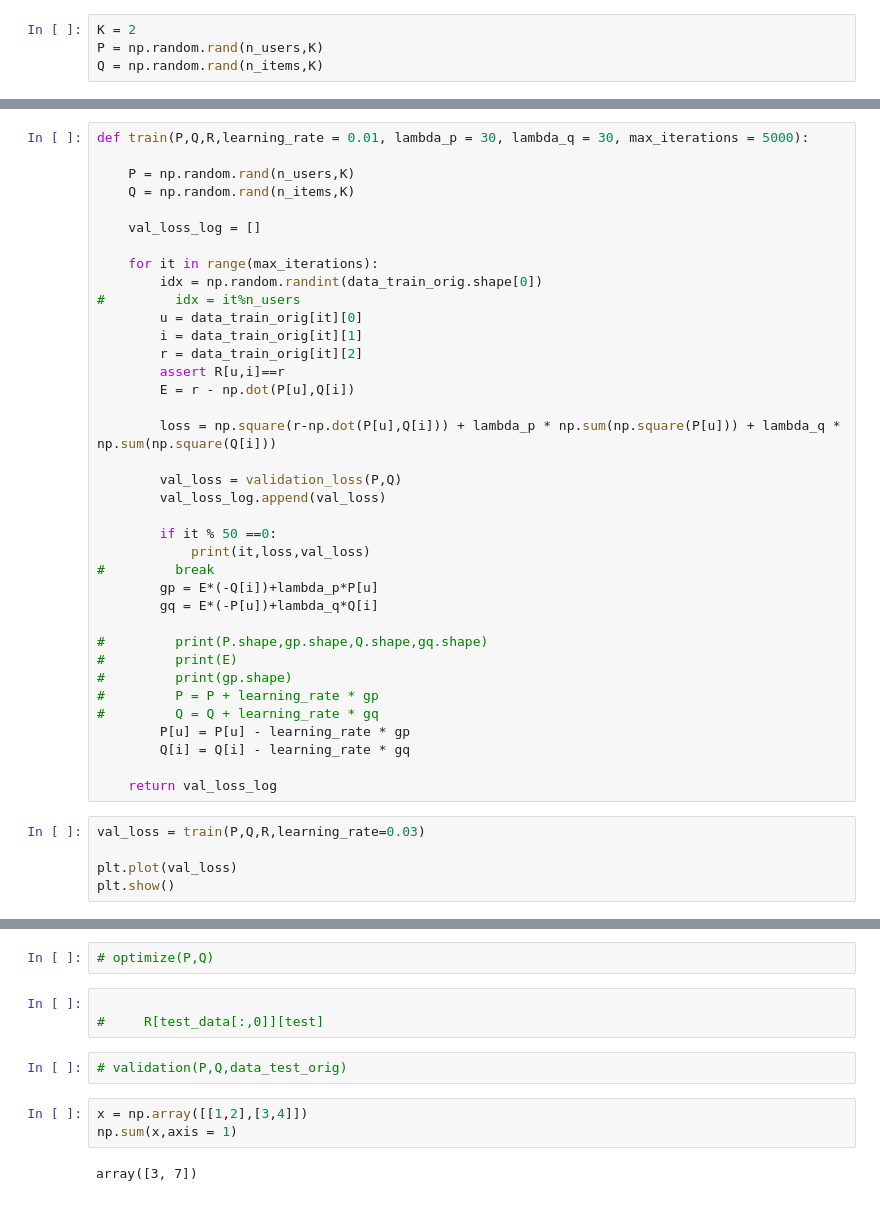
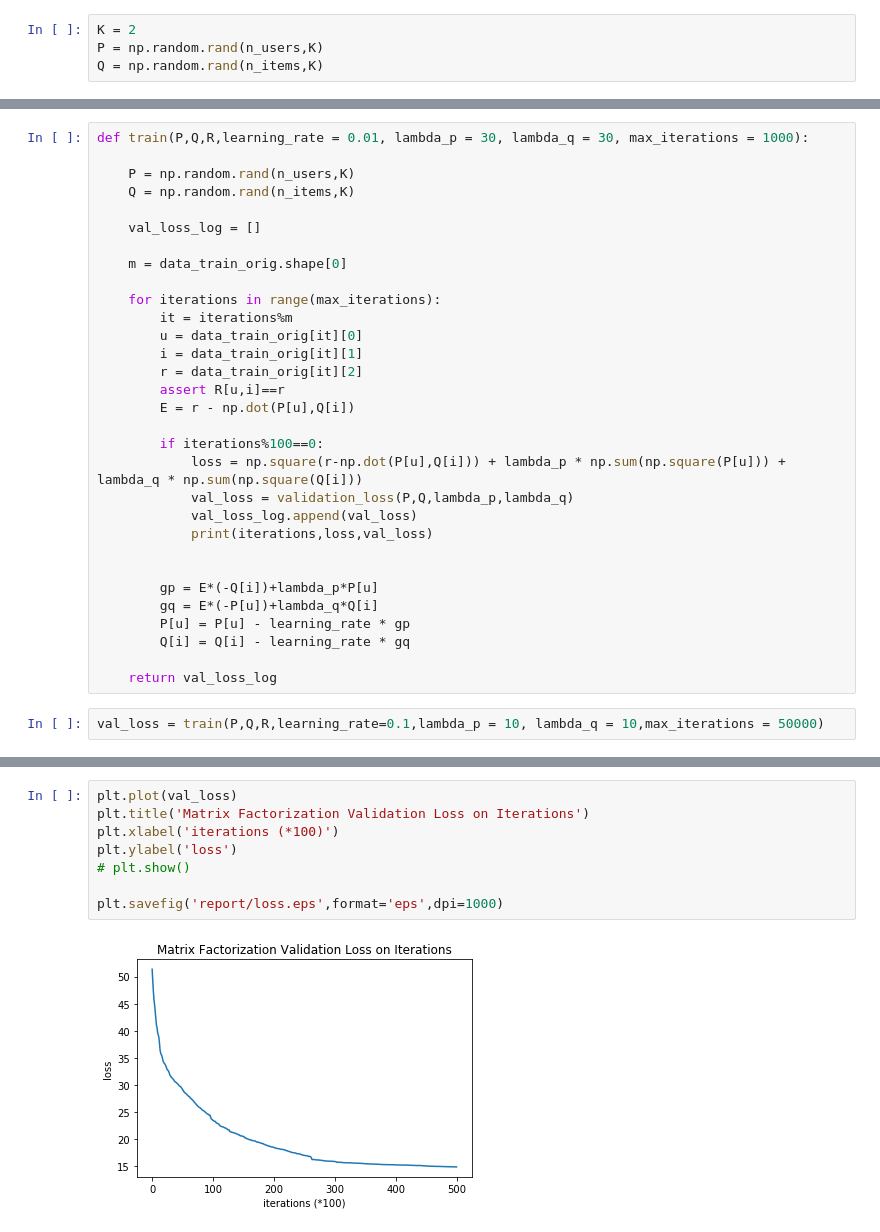
Before and after one commit to nopyhe/ML2017-lab-04, a Jupyter notebook: experiment.ipynb, the cells around one changed output, grey strips where cells are left out. Drawn from its saved outputs; the diff is of its cells as text.

```diff
--- a/experiment.ipynb
+++ b/experiment.ipynb
@@ -42,43 +43,34 @@ def validation_loss(P,Q, lambda_p = 0.02, lambda_q = 0.02):
 # %%
-def train(P,Q,R,learning_rate = 0.01, lambda_p = 30, lambda_q = 30, max_iterations = 5000):
+def train(P,Q,R,learning_rate = 0.01, lambda_p = 30, lambda_q = 30, max_iterations = 1000):
 
     P = np.random.rand(n_users,K)
     Q = np.random.rand(n_items,K)
 
     val_loss_log = []
 
-    for it in range(max_iterations):
-        idx = np.random.randint(data_train_orig.shape[0])
-#         idx = it%n_users
+    m = data_train_orig.shape[0]
+
+    for iterations in range(max_iterations):
+        it = iterations%m
         u = data_train_orig[it][0]
         i = data_train_orig[it][1]
         r = data_train_orig[it][2]
         assert R[u,i]==r
         E = r - np.dot(P[u],Q[i])
 
-        loss = np.square(r-np.dot(P[u],Q[i])) + lambda_p * np.sum(np.square(P[u])) + lambda_q * np.sum(np.square(Q[i]))
+        if iterations%100==0:
+            loss = np.square(r-np.dot(P[u],Q[i])) + lambda_p * np.sum(np.square(P[u])) + lambda_q * np.sum(np.square(Q[i]))
+            val_loss = validation_loss(P,Q,lambda_p,lambda_q)
+            val_loss_log.append(val_loss)
+            print(iterations,loss,val_loss)
 
-        val_loss = validation_loss(P,Q)
-        val_loss_log.append(val_loss)
 
-        if it % 50 ==0:
-            print(it,loss,val_loss)
-#         break
         gp = E*(-Q[i])+lambda_p*P[u]
         gq = E*(-P[u])+lambda_q*Q[i]
-
-#         print(P.shape,gp.shape,Q.shape,gq.shape)
-#         print(E)
-#         print(gp.shape)
-#         P = P + learning_rate * gp
-#         Q = Q + learning_rate * gq
         P[u] = P[u] - learning_rate * gp
         Q[i] = Q[i] - learning_rate * gq
 
     return val_loss_log
 # %%
-val_loss = train(P,Q,R,learning_rate=0.03)
-
-plt.plot(val_loss)
-plt.show()
+val_loss = train(P,Q,R,learning_rate=0.1,lambda_p = 10, lambda_q = 10,max_iterations = 50000)
 # %% [output]
@@ -140,12 +94,10 @@ plt.show()
-# %%
-# optimize(P,Q)
-# %%
-
-#     R[test_data[:,0]][test]
-# %%
-# validation(P,Q,data_test_orig)
-# %%
-x = np.array([[1,2],[3,4]])
-np.sum(x,axis = 1)
-# %% [output]
-array([3, 7])
+# %%
+plt.plot(val_loss)
+plt.title('Matrix Factorization Validation Loss on Iterations')
+plt.xlabel('iterations (*100)')
+plt.ylabel('loss')
+# plt.show()
+
+plt.savefig('report/loss.eps',format='eps',dpi=1000)
+# %% [output]
+[figure, added]
```
Also changed, not shown: parts of 6 cells of this notebook, 4 other files.
